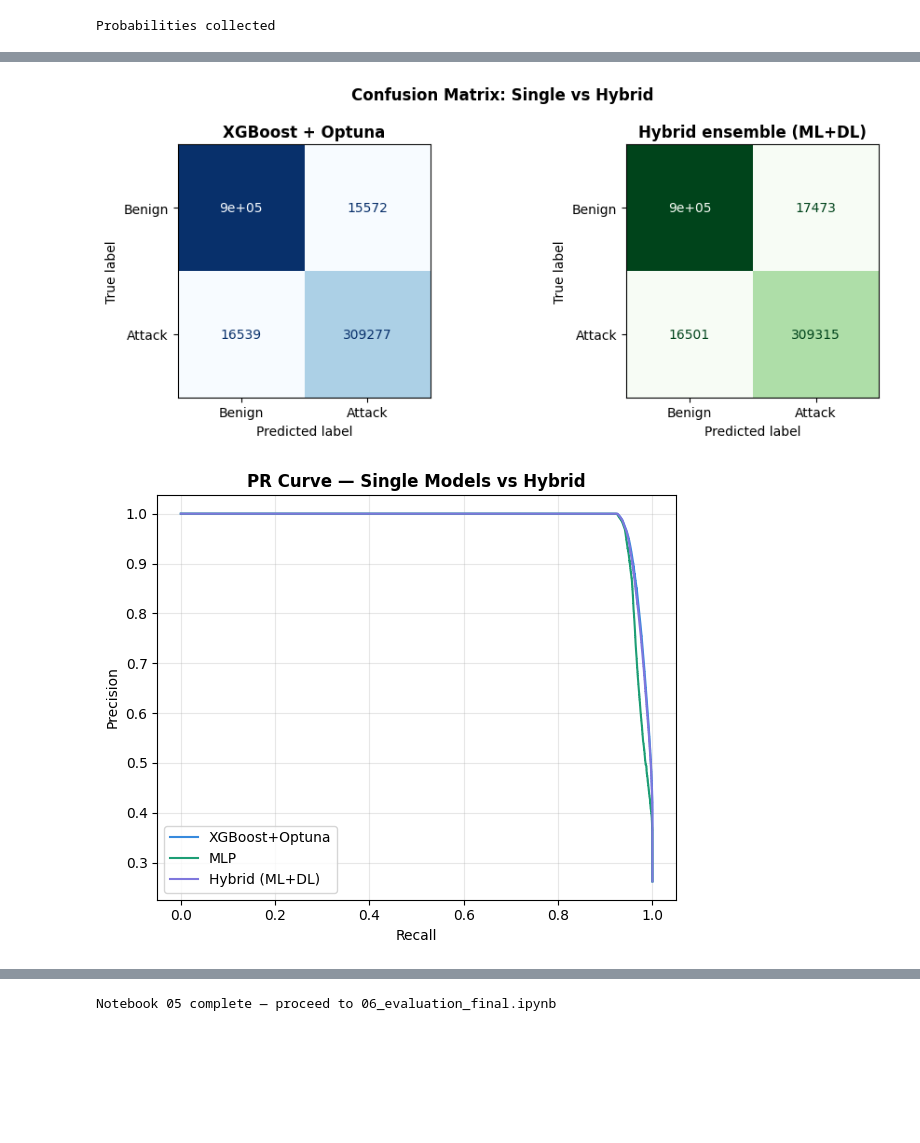
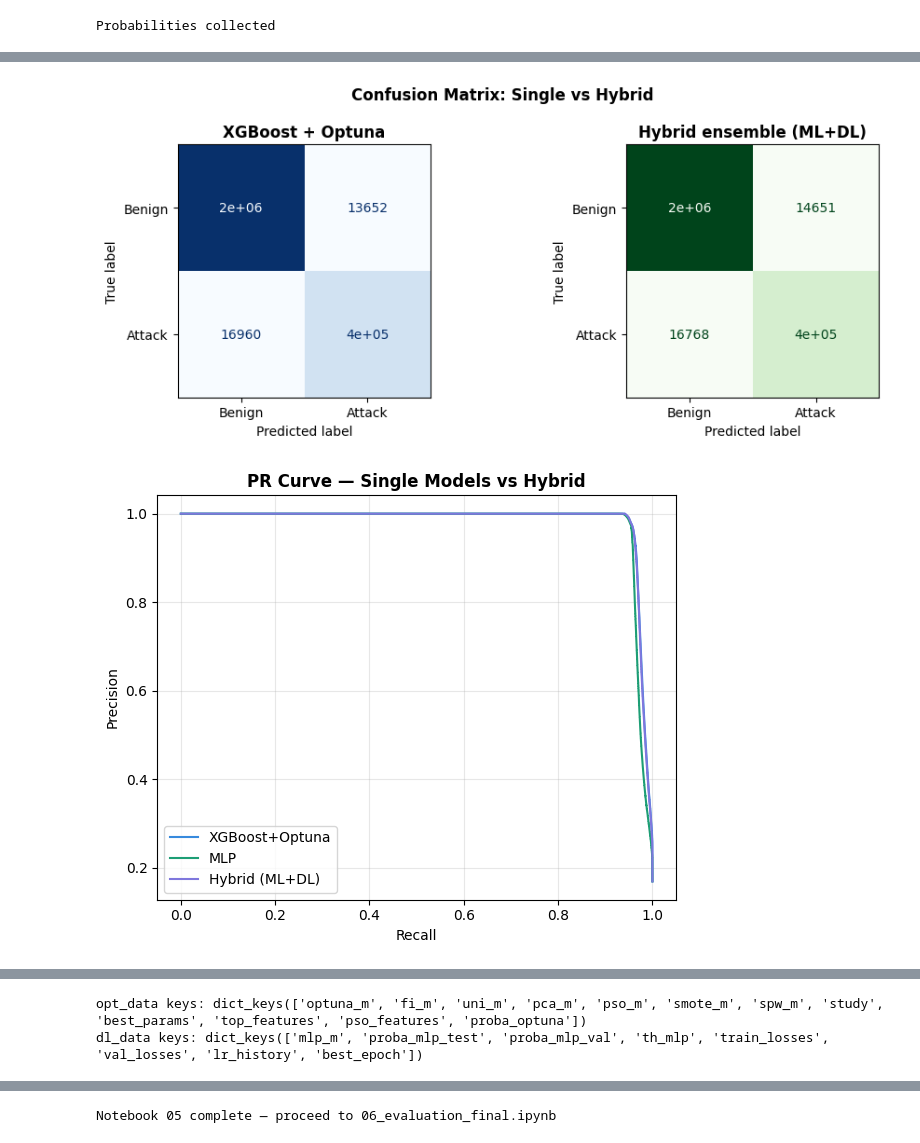
Before and after one commit to zied42/IDS_PCD, a Jupyter notebook: 05_hybrid_ensemble.ipynb, the cells around one changed output, grey strips where cells are left out. Cells and saved outputs as stored; diff of their text form; code cells hidden in the pictures; blank space fills up the shorter version.

```diff
--- a/05_hybrid_ensemble.ipynb
+++ b/05_hybrid_ensemble.ipynb
@@ -54,8 +54,10 @@ print("All results loaded")
 All results loaded
 # %%
 # Cell 3 — Collect validation + test probabilities
-rf   = trained["rf"]
-lgbm = trained["lgbm"]
+with open("models/ml/random_forest.pkl", "rb") as f:
+    rf = pickle.load(f)
+with open("models/ml/lightgbm.pkl", "rb") as f:
+    lgbm = pickle.load(f)
 
 proba_xgb_test  = best_xgb.predict_proba(X_test)[:, 1]
 proba_rf_test   = rf.predict_proba(X_test)[:, 1]
@@ -113,0 +185,11 @@ Hybrid ensemble metrics:
+# %%
+# Load splits first
+X_train = splits["X_train"]
+X_val   = splits["X_val"]
+X_test  = splits["X_test"]
+y_train = splits["y_train"]
+y_val   = splits["y_val"]
+y_test  = splits["y_test"]
+
+print(f"X_train: {X_train.shape}")
+print(f"Splits loaded")
@@ -114,58 +373,58 @@ Hybrid ensemble metrics:
 # %%
 # Cell 5 — Hybrid vs single model comparison graphs
-with open("models/ml/opt_results.pkl", "rb") as f:
-    opt_data = pickle.load(f)
+# Cell 5 — Hybrid vs single model comparison graphs
+
+# ── Metrics (already in memory from Cell 2) ──────────────────────────────
 optuna_m = opt_data["optuna_m"]
 mlp_m    = dl_data["mlp_m"]
 
-# Confusion matrices
-th_single     = tune_threshold_proba(proba_xgb_val, y_val)
+# ── Recompute XGBoost val/test probas from the saved model ───────────────
+proba_xgb_val  = best_xgb.predict_proba(X_val)[:, 1]   # best_xgb loaded in Cell 2
+proba_xgb_test = opt_data["proba_optuna"]               # this IS the xgb test proba
+
+# ── Single-model threshold & predictions ─────────────────────────────────
+th_single     = fast_tune_threshold(proba_xgb_val, y_val)
 y_pred_single = (proba_xgb_test >= th_single).astype(int)
 
+# ── Confusion matrices ────────────────────────────────────────────────────
 from sklearn.metrics import ConfusionMatrixDisplay
 
 cm_single = confusion_matrix(y_test.values, y_pred_single)
 cm_hybrid = confusion_matrix(y_test.values, y_pred_hybrid)
 
 fig, axes = plt.subplots(1, 2, figsize=(10, 4))
-ConfusionMatrixDisplay(
-    cm_single, display_labels=["Benign","Attack"]
-).plot(ax=axes[0], colorbar=False, cmap="Blues")
-axes[0].set_title("XGBoost + Optuna",
-                   fontweight="bold")
-ConfusionMatrixDisplay(
-    cm_hybrid, display_labels=["Benign","Attack"]
-).plot(ax=axes[1], colorbar=False, cmap="Greens")
-axes[1].set_title("Hybrid ensemble (ML+DL)",
-                   fontweight="bold")
-plt.suptitle("Confusion Matrix: Single vs Hybrid",
-              fontweight="bold")
+ConfusionMatrixDisplay(cm_single, display_labels=["Benign","Attack"]).plot(
+    ax=axes[0], colorbar=False, cmap="Blues")
+axes[0].set_title("XGBoost + Optuna", fontweight="bold")
+ConfusionMatrixDisplay(cm_hybrid, display_labels=["Benign","Attack"]).plot(
+    ax=axes[1], colorbar=False, cmap="Greens")
+axes[1].set_title("Hybrid ensemble (ML+DL)", fontweight="bold")
+plt.suptitle("Confusion Matrix: Single vs Hybrid", fontweight="bold")
 plt.tight_layout()
 plt.savefig("outputs/graphs/05_hybrid_cm.png", dpi=150)
 plt.show()
 
-# PR curves
+# ── PR curve ─────────────────────────────────────────────────────────────
 plot_pr_curve(
     y_test.values,
-    {"XGBoost+Optuna" : proba_optuna,
+    {"XGBoost+Optuna" : proba_xgb_test,
      "MLP"            : proba_mlp_test,
      "Hybrid (ML+DL)" : proba_hybrid_test},
     title="PR Curve — Single Models vs Hybrid",
     save_path="outputs/graphs/05_hybrid_pr.png"
 )
 
-# Metrics bar
+# ── Metrics bar ───────────────────────────────────────────────────────────
 from shared.plots import plot_metrics_bar
-KEY = ["Balanced Acc","MCC","Attack Recall",
-       "Benign Recall","FAR"]
+KEY = ["Balanced Acc","MCC","Attack Recall","Benign Recall","FAR"]
 plot_metrics_bar(
     {"XGBoost+Optuna" : optuna_m,
      "MLP"            : mlp_m,
      "Hybrid (ML+DL)" : hybrid_m},
     KEY,
     title="Single Models vs Hybrid Ensemble",
     save_path="outputs/graphs/05_single_vs_hybrid.png"
 )
 # %% [output]
 [figure]
-[figure, old version]
+[figure, new version]
@@ -173,3 +432,9 @@ plot_metrics_bar(
+# %%
+print("opt_data keys:", opt_data.keys())
+print("dl_data keys:", dl_data.keys())
+# %% [output]
+opt_data keys: dict_keys(['optuna_m', 'fi_m', 'uni_m', 'pca_m', 'pso_m', 'smote_m', 'spw_m', 'study', 'best_params', 'top_features', 'pso_features', 'proba_optuna'])
+dl_data keys: dict_keys(['mlp_m', 'proba_mlp_test', 'proba_mlp_val', 'th_mlp', 'train_losses', 'val_losses', 'lr_history', 'best_epoch'])
 # %%
 # Cell 6 — Concept drift detection (CDC section 5.4)
 WINDOW_SIZE  = 10_000
```
Also changed, not shown: parts of 11 cells of this notebook, 30 other files.
